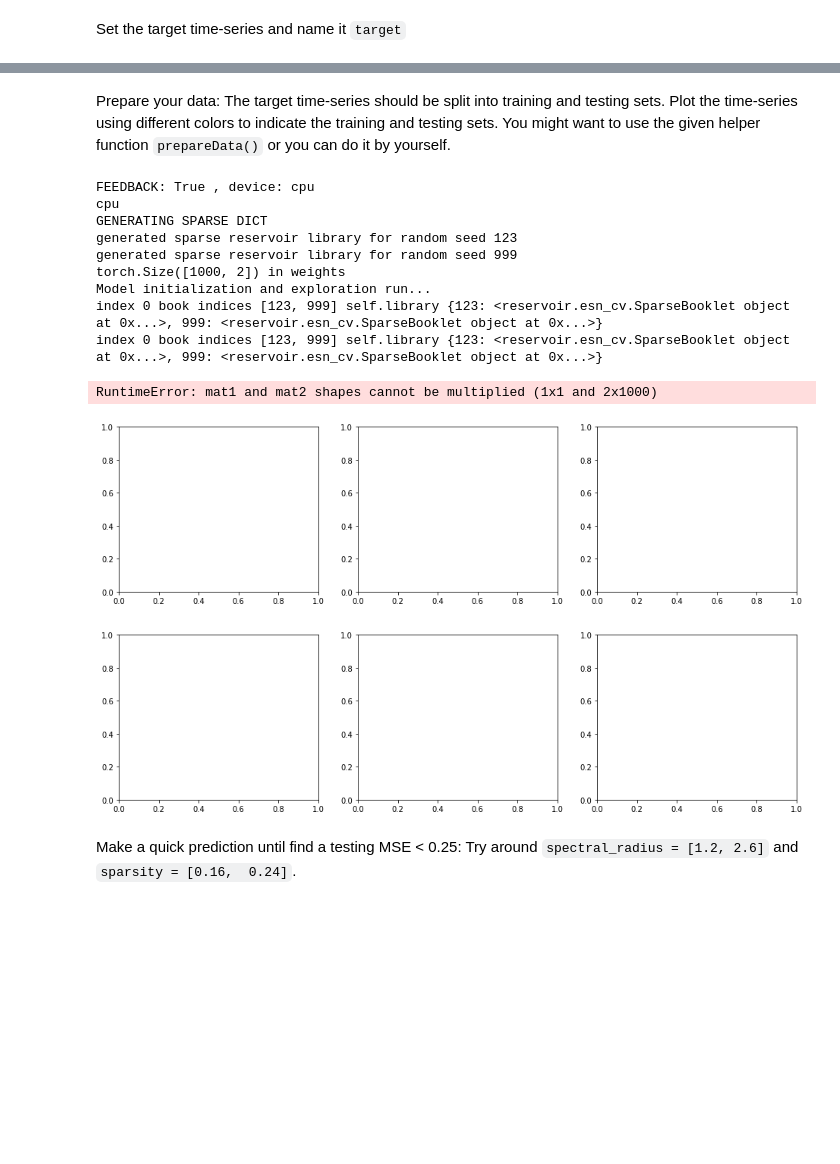
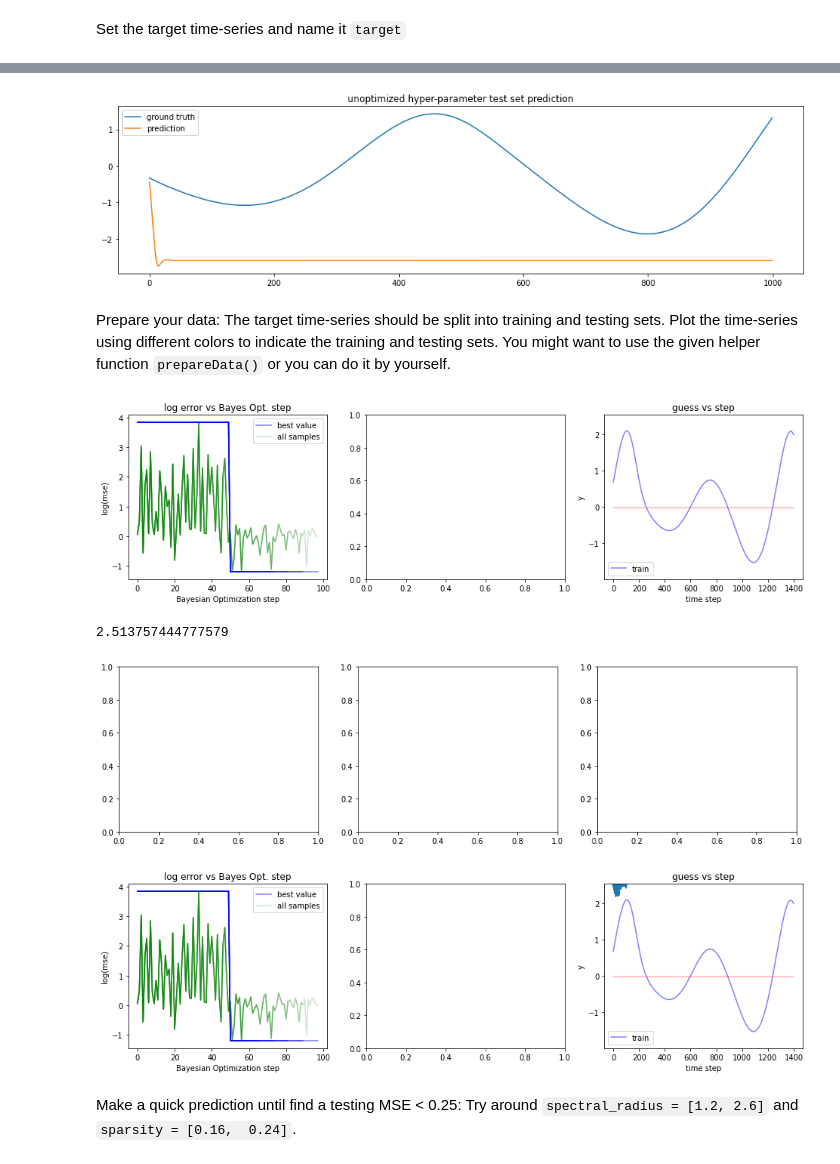
Before and after one commit to blindedjoy/RcTorch, a Jupyter notebook: hw6_209/cs109b_hw6_209.ipynb, the cells around one changed output, grey strips where cells are left out. Cells and saved outputs as stored; diff of their text form; code cells hidden in the pictures; blank space fills up the shorter version.

```diff
--- a/hw6_209/cs109b_hw6_209.ipynb
+++ b/hw6_209/cs109b_hw6_209.ipynb
@@ -250,3 +254,7 @@ plt.show()
+# %%
+plot_test_prediction(X95['target'], pred95)
+# %% [output]
+[figure, added]
 # %% [markdown]
 Prepare your data: The target time-series should be split into training and testing sets. Plot the time-series using different colors to indicate the training and testing sets. You might want to use the given helper function `prepareData()` or you can do it by yourself.
 # %%
@@ -260,34 +268,26 @@ bounds_dict = {"spectral_radius" : (0,2),
                "regularization": (-5,3),
                "leaking_rate" : (0, 1),
                #"feedback_scaling" : (0,1),
-               #"l2_prop" : (0,1),
+               "l2_prop" : (0,1),
                #"bias" : 1,#(-3,3),#"uniform",#
                "PyESNnoise":0.0,
                "n_nodes" : 1000,
                "feedback": 1}
 esn_cv = EchoStateNetworkCV(bounds = bounds_dict, subsequence_length = 7000, esn_feedback = True,
                             steps_ahead = None, scoring_method = "mse", interactive = True, random_seed = 173,
-                            eps = 3, initial_samples = 50, approximate_reservoir = True, length_min = 2**-7,
+                            eps = 3, initial_samples = 50, approximate_reservoir = False, length_min = 2**-7,
                             batch_size = 8, backprop = False, esn_burn_in = 0, validate_fraction = 0.2,
                             reg_lr = 10**-4.5) #activation_function = sinsq,
-vals = esn_cv.optimize(x = torch.ones(*train_purePred.shape), y = train_purePred) # x = train_YpurePred,
+vals = esn_cv.optimize(x = torch.ones(*X95['train'].shape), y = X95['train']) # x = train_YpurePred,
 
 pl.plot(esn_cv.iteration_durations)
 print(np.mean(esn_cv.iteration_durations))
 vals;
 # %% [output]
+[figure, new version]
-FEEDBACK: True , device: cpu
-cpu
-GENERATING SPARSE DICT
-generated sparse reservoir library for random seed 123
-generated sparse reservoir library for random seed 999
-torch.Size([1000, 2]) in weights
-Model initialization and exploration run...
-index 0 book indices [123, 999] self.library {123: <reservoir.esn_cv.SparseBooklet object at 0x...>, 999: <reservoir.esn_cv.SparseBooklet object at 0x...>}
-index 0 book indices [123, 999] self.library {123: <reservoir.esn_cv.SparseBooklet object at 0x...>, 999: <reservoir.esn_cv.SparseBooklet object at 0x...>}
+2.513757444777579
-RuntimeError: mat1 and mat2 shapes cannot be multiplied (1x1 and 2x1000)
-[figure, old version]
 [figure]
+[figure, added]
 # %% [markdown]
 Make a quick prediction until find a testing MSE < 0.25: Try around `spectral_radius = [1.2, 2.6]` and   `sparsity = [0.16,  0.24]`.
 # %%
```
Also changed, not shown: parts of 15 cells of this notebook, 2 other files.
